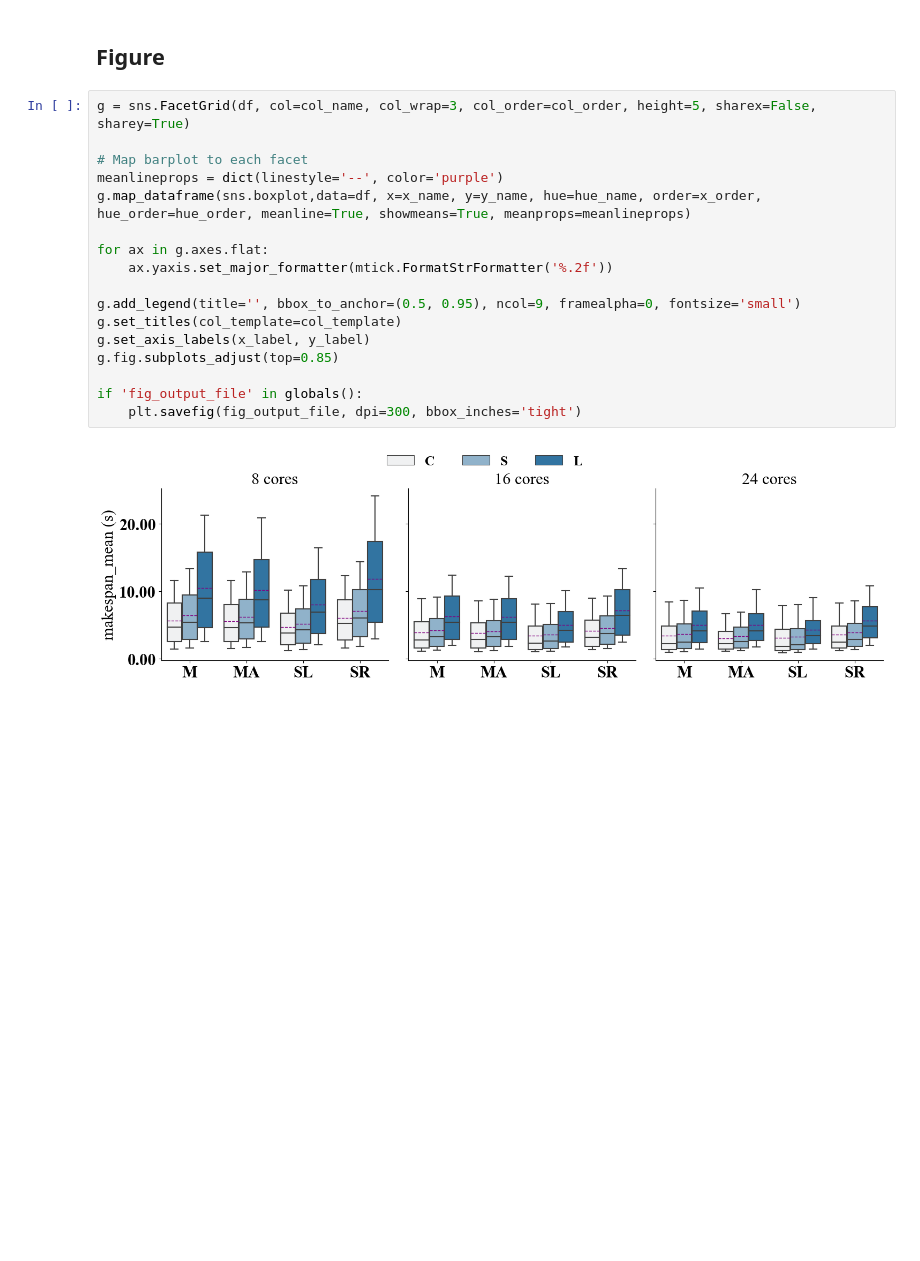
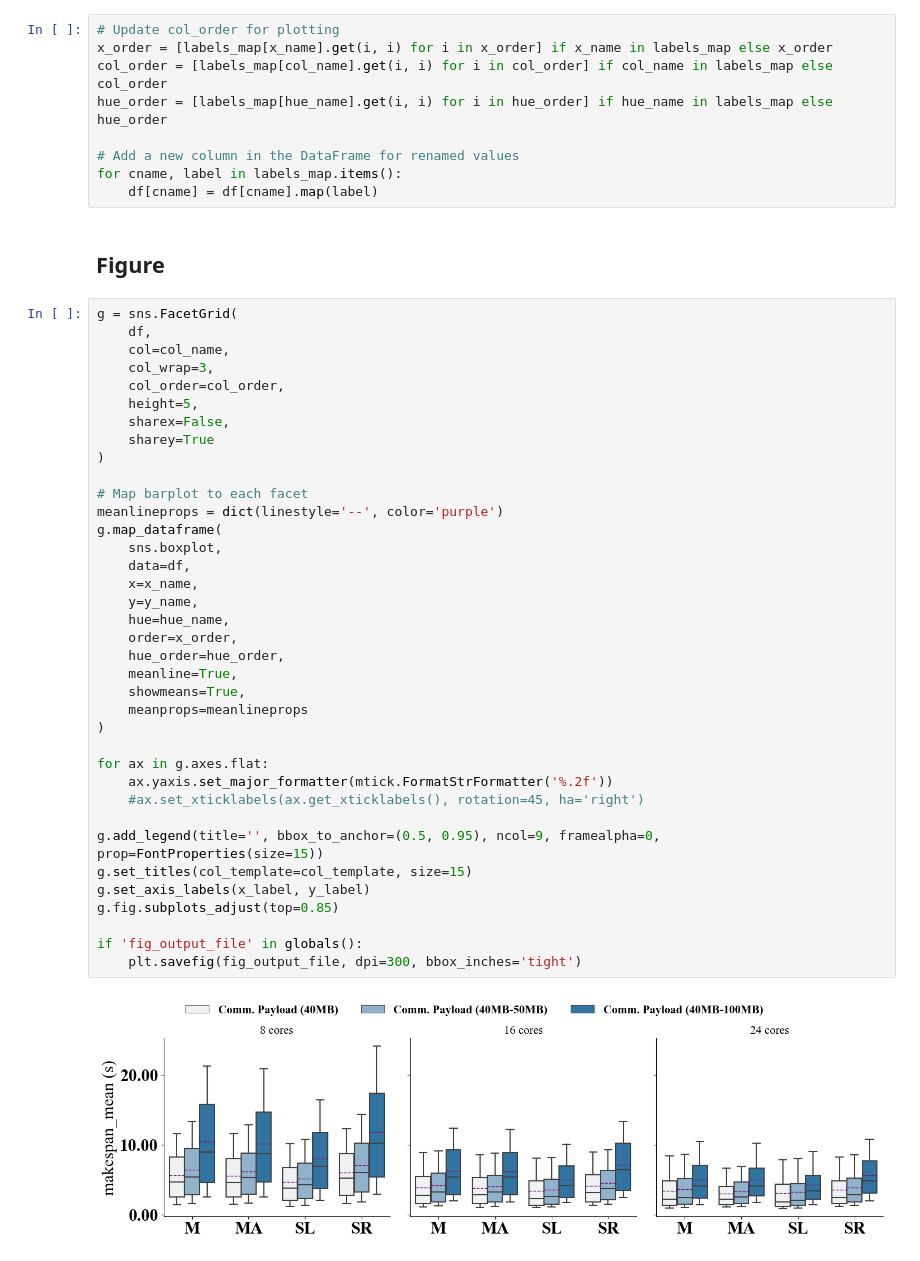
Before and after one commit to DonAurelio/nflows, a Jupyter notebook: notebooks/1_boxplot.ipynb, the cells around one changed output. Drawn from its saved outputs; the diff is of its cells as text; blank space fills up the shorter version.

```diff
--- a/notebooks/1_boxplot.ipynb
+++ b/notebooks/1_boxplot.ipynb
@@ -127,24 +141,53 @@ df.head()
 | 0 | 0.0 | 0.0 | 0.0 | 0.0 | ... |
 | 0 | 0.0 | 0.0 | 0.0 | 0.0 | ... |
 5 rows × 120 columns
+# %%
+# Update col_order for plotting
+x_order = [labels_map[x_name].get(i, i) for i in x_order] if x_name in labels_map else x_order
+col_order = [labels_map[col_name].get(i, i) for i in col_order] if col_name in labels_map else col_order
+hue_order = [labels_map[hue_name].get(i, i) for i in hue_order] if hue_name in labels_map else hue_order
+
+# Add a new column in the DataFrame for renamed values
+for cname, label in labels_map.items():
+    df[cname] = df[cname].map(label)
 # %% [markdown]
 ## Figure
 # %%
-g = sns.FacetGrid(df, col=col_name, col_wrap=3, col_order=col_order, height=5, sharex=False, sharey=True)
+g = sns.FacetGrid(
+    df,
+    col=col_name,
+    col_wrap=3,
+    col_order=col_order,
+    height=5,
+    sharex=False,
+    sharey=True
+)
 
 # Map barplot to each facet
 meanlineprops = dict(linestyle='--', color='purple')
-g.map_dataframe(sns.boxplot,data=df, x=x_name, y=y_name, hue=hue_name, order=x_order, hue_order=hue_order, meanline=True, showmeans=True, meanprops=meanlineprops)
+g.map_dataframe(
+    sns.boxplot,
+    data=df,
+    x=x_name,
+    y=y_name,
+    hue=hue_name,
+    order=x_order,
+    hue_order=hue_order,
+    meanline=True,
+    showmeans=True,
+    meanprops=meanlineprops
+)
 
 for ax in g.axes.flat:
     ax.yaxis.set_major_formatter(mtick.FormatStrFormatter('%.2f'))
+    #ax.set_xticklabels(ax.get_xticklabels(), rotation=45, ha='right')
 
-g.add_legend(title='', bbox_to_anchor=(0.5, 0.95), ncol=9, framealpha=0, fontsize='small')
-g.set_titles(col_template=col_template)
+g.add_legend(title='', bbox_to_anchor=(0.5, 0.95), ncol=9, framealpha=0, prop=FontProperties(size=15))
+g.set_titles(col_template=col_template, size=15)
 g.set_axis_labels(x_label, y_label)
 g.fig.subplots_adjust(top=0.85)
 
 if 'fig_output_file' in globals():
     plt.savefig(fig_output_file, dpi=300, bbox_inches='tight')
 # %% [output]
-[figure, old version]
+[figure, new version]
```
Also changed, not shown: parts of 2 cells of this notebook, 1 other file.
